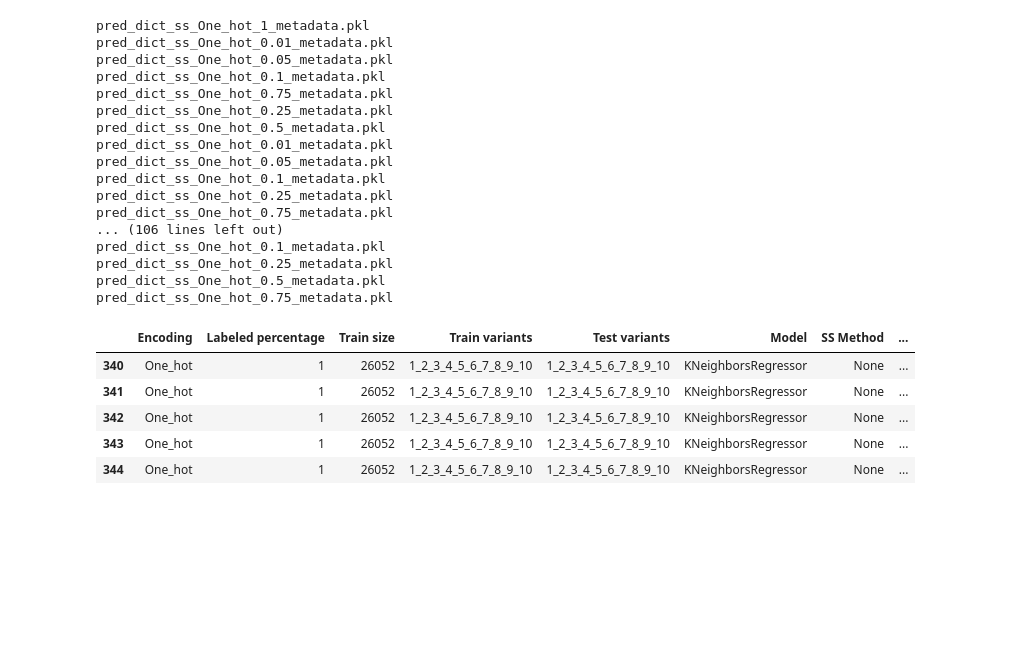
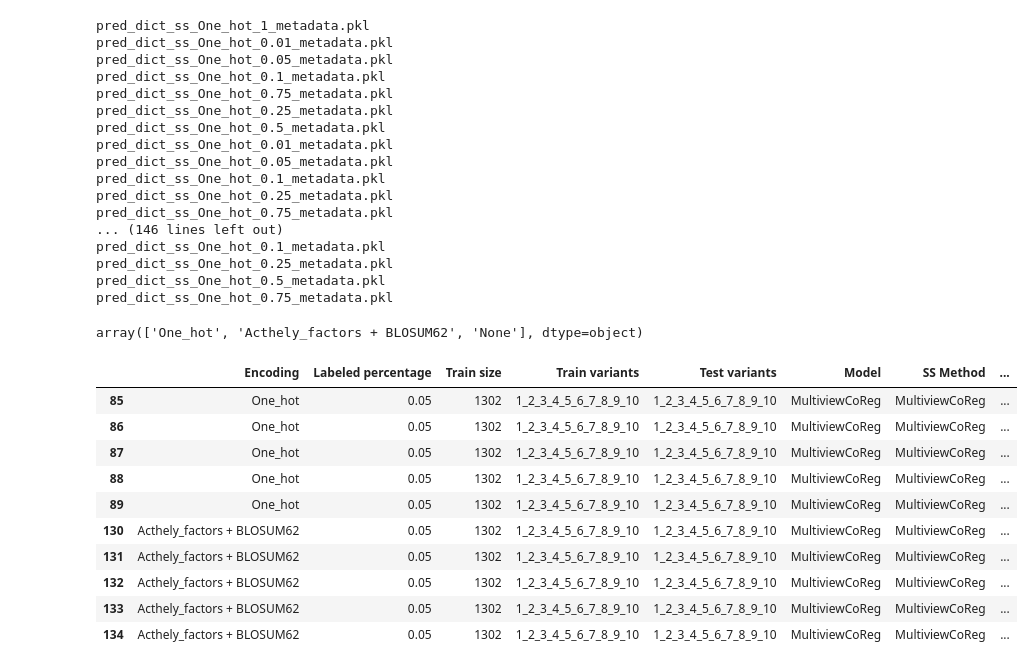
Before and after one commit to JoseBarbero/MultiencodingFitnessPrediction, a Jupyter notebook: TransferLearning_vs_Semisupervised/TransferLearning_vs_Semisupervised_analysis.ipynb, the cells around one changed output. Saved outputs shown, nothing was run; the diff lists cells and outputs as text; code cells hidden in the pictures; blank space fills up the shorter version.

```diff
--- a/TransferLearning_vs_Semisupervised/TransferLearning_vs_Semisupervised_analysis.ipynb
+++ b/TransferLearning_vs_Semisupervised/TransferLearning_vs_Semisupervised_analysis.ipynb
@@ -15,25 +15,33 @@ results_dirs = [
 
                 # CoReg
                 "results/semisupervised_extrapolation_experiments_trainedwith_1_testedwith_2_avgfp_MultiviewCoReg_multiviewcoregression",
+                # "results/semisupervised_extrapolation_experiments_trainedwith_1_2_testedwith_3_avgfp_MultiviewCoReg_multiviewcoregression",
                 "results/semisupervised_extrapolation_experiments_trainedwith_1_2_3_4_5_6_7_8_9_10_testedwith_1_2_3_4_5_6_7_8_9_10_avgfp_MultiviewCoReg_MultiViewCoRegression",
+                "results/semisupervised_extrapolation_experiments_trainedwith_1_2_3_4_5_6_7_8_9_10_testedwith_1_2_3_4_5_6_7_8_9_10_avgfp_MultiviewCoReg_MultiviewCoRegression_Acthely_factors_BLOSUM62",
 
                 # ProteinBERT
                 "results/proteinbert_extrapolation_experiments_trainedwith_1_testedwith_2_avgfp_proteinbert_regression_valfromtrain",
+                "results/proteinbert_extrapolation_experiments_trainedwith_1_2_testedwith_3_avgfp_proteinbert_regression",
                 "results/proteinbert_extrapolation_experiments_trainedwith_1_2_3_4_5_6_7_8_9_10_testedwith_1_2_3_4_5_6_7_8_9_10_avgfp_proteinbert_regression",
 
                 # Supervised
                 "results/supervised_extrapolation_experiments_trainedwith_1_testedwith_2_avgfp_Ridge",
                 "results/supervised_extrapolation_experiments_trainedwith_1_2_3_4_5_6_7_8_9_10_testedwith_1_2_3_4_5_6_7_8_9_10_avgfp_Ridge",
                 "results/supervised_extrapolation_experiments_trainedwith_1_testedwith_2_avgfp_KNeighborsRegressor",
+                "results/supervised_extrapolation_experiments_trainedwith_1_2_testedwith_3_avgfp_KNeighborsRegressor",
                 "results/supervised_extrapolation_experiments_trainedwith_1_2_3_4_5_6_7_8_9_10_testedwith_1_2_3_4_5_6_7_8_9_10_avgfp_KNeighborsRegressor",
                 "results/supervised_extrapolation_experiments_trainedwith_1_testedwith_2_avgfp_SVR",
+                "results/supervised_extrapolation_experiments_trainedwith_1_2_testedwith_3_avgfp_SVR",
                 "results/supervised_extrapolation_experiments_trainedwith_1_2_3_4_5_6_7_8_9_10_testedwith_1_2_3_4_5_6_7_8_9_10_avgfp_SVR",
 
                 # Tritraining
                 "results/semisupervised_extrapolation_experiments_trainedwith_1_testedwith_2_avgfp_Ridge_tritrainingregressor",
-                "results/semisupervised_extrapolation_experiments_trainedwith_1_2_3_4_5_6_7_8_9_10_testedwith_1_2_3_4_5_6_7_8_9_10_avgfp_Ridge_tritrainingregressor",
+                #"results/semisupervised_extrapolation_experiments_trainedwith_1_2_3_4_5_6_7_8_9_10_testedwith_1_2_3_4_5_6_7_8_9_10_avgfp_Ridge_tritrainingregressor",
+                "results/semisupervised_extrapolation_experiments_trainedwith_1_2_3_4_5_6_7_8_9_10_testedwith_1_2_3_4_5_6_7_8_9_10_avgfp_Ridge_TriTrainingRegressor_One_hot",
+                #"results/semisupervised_extrapolation_experiments_trainedwith_1_testedwith_2_avgfp_SVR_tritrainingregressor",
                 "results/semisupervised_extrapolation_experiments_trainedwith_1_2_testedwith_3_avgfp_SVR_tritrainingregressor",
-                "results/semisupervised_extrapolation_experiments_trainedwith_1_2_3_4_5_6_7_8_9_10_testedwith_1_2_3_4_5_6_7_8_9_10_avgfp_SVR_tritrainingregressor"
+                #"results/semisupervised_extrapolation_experiments_trainedwith_1_2_3_4_5_6_7_8_9_10_testedwith_1_2_3_4_5_6_7_8_9_10_avgfp_SVR_tritrainingregressor",
+                "results/semisupervised_extrapolation_experiments_trainedwith_1_2_3_4_5_6_7_8_9_10_testedwith_1_2_3_4_5_6_7_8_9_10_avgfp_SVR_TriTrainingRegressor_One_hot"
 
                 ]
 # %%
@@ -133,30 +141,39 @@ pred_dict_ss_One_hot_0.05_metadata.pkl
 pred_dict_ss_One_hot_0.1_metadata.pkl
 pred_dict_ss_One_hot_0.25_metadata.pkl
 pred_dict_ss_One_hot_0.75_metadata.pkl
-... (106 lines left out)
+... (146 lines left out)
 pred_dict_ss_One_hot_0.1_metadata.pkl
 pred_dict_ss_One_hot_0.25_metadata.pkl
 pred_dict_ss_One_hot_0.5_metadata.pkl
 pred_dict_ss_One_hot_0.75_metadata.pkl
+# %%
+results_df["Encoding"].unique()
+# %% [output]
+array(['One_hot', 'Acthely_factors + BLOSUM62', 'None'], dtype=object)
 # %%
 # Manually set the semi-supervised methods for 100% labeled data to their base models results (SS is not applied when 100% labeled data anyway)
-ss_models = ["TriTrainingRegressor", "MultiviewCoReg", "SelfTraining"]
+# ss_models = ["TriTrainingRegressor", "MultiviewCoReg", "SelfTraining"]
 
-for ss_model in ss_models:
-    for base_model in results_df[results_df["SS Method"] == ss_model]["Model"].unique():
-        # Duplicate all the rows where column Model is base_model and SS Method in None but changing the SS Method to ss_model
-        new_rows = results_df[(results_df["Model"] == base_model) & (results_df["SS Method"] == "None")].copy()
-        new_rows["SS Method"] = ss_model
-        results_df = pd.concat([results_df, new_rows], ignore_index=True)
+# for ss_model in ss_models:
+#     for base_model in results_df[results_df["SS Method"] == ss_model]["Model"].unique():
+#         # Duplicate all the rows where column Model is base_model and SS Method in None but changing the SS Method to ss_model
+#         new_rows = results_df[(results_df["Model"] == base_model) & (results_df["SS Method"] == "None")].copy()
+#         new_rows["SS Method"] = ss_model
+#         results_df = pd.concat([results_df, new_rows], ignore_index=True)
 # %%
-results_df[(results_df["Model"] == "KNeighborsRegressor") & (results_df["Labeled percentage"] == 1) & (results_df["Train variants"] == "1_2_3_4_5_6_7_8_9_10") & (results_df["Test variants"] == "1_2_3_4_5_6_7_8_9_10") & (results_df["Encoding"] == "One_hot")]
+results_df[(results_df["Model"] == "MultiviewCoReg") & (results_df["Labeled percentage"] == 0.05) & (results_df["Train variants"] == "1_2_3_4_5_6_7_8_9_10") & (results_df["Test variants"] == "1_2_3_4_5_6_7_8_9_10")]
 # %% [output]
 |  | Encoding | Labeled percentage | Train size | Train variants | Test variants | Model | SS Method | ... |
-| 340 | One_hot | 1 | 26052 | 1_2_3_4_5_6_7_8_9_10 | 1_2_3_4_5_6_7_8_9_10 | KNeighborsRegressor | None | ... |
-| 341 | One_hot | 1 | 26052 | 1_2_3_4_5_6_7_8_9_10 | 1_2_3_4_5_6_7_8_9_10 | KNeighborsRegressor | None | ... |
-| 342 | One_hot | 1 | 26052 | 1_2_3_4_5_6_7_8_9_10 | 1_2_3_4_5_6_7_8_9_10 | KNeighborsRegressor | None | ... |
-| 343 | One_hot | 1 | 26052 | 1_2_3_4_5_6_7_8_9_10 | 1_2_3_4_5_6_7_8_9_10 | KNeighborsRegressor | None | ... |
-| 344 | One_hot | 1 | 26052 | 1_2_3_4_5_6_7_8_9_10 | 1_2_3_4_5_6_7_8_9_10 | KNeighborsRegressor | None | ... |
+| 85 | One_hot | 0.05 | 1302 | 1_2_3_4_5_6_7_8_9_10 | 1_2_3_4_5_6_7_8_9_10 | MultiviewCoReg | MultiviewCoReg | ... |
+| 86 | One_hot | 0.05 | 1302 | 1_2_3_4_5_6_7_8_9_10 | 1_2_3_4_5_6_7_8_9_10 | MultiviewCoReg | MultiviewCoReg | ... |
+| 87 | One_hot | 0.05 | 1302 | 1_2_3_4_5_6_7_8_9_10 | 1_2_3_4_5_6_7_8_9_10 | MultiviewCoReg | MultiviewCoReg | ... |
+| 88 | One_hot | 0.05 | 1302 | 1_2_3_4_5_6_7_8_9_10 | 1_2_3_4_5_6_7_8_9_10 | MultiviewCoReg | MultiviewCoReg | ... |
+| 89 | One_hot | 0.05 | 1302 | 1_2_3_4_5_6_7_8_9_10 | 1_2_3_4_5_6_7_8_9_10 | MultiviewCoReg | MultiviewCoReg | ... |
+| 130 | Acthely_factors + BLOSUM62 | 0.05 | 1302 | 1_2_3_4_5_6_7_8_9_10 | 1_2_3_4_5_6_7_8_9_10 | MultiviewCoReg | MultiviewCoReg | ... |
+| 131 | Acthely_factors + BLOSUM62 | 0.05 | 1302 | 1_2_3_4_5_6_7_8_9_10 | 1_2_3_4_5_6_7_8_9_10 | MultiviewCoReg | MultiviewCoReg | ... |
+| 132 | Acthely_factors + BLOSUM62 | 0.05 | 1302 | 1_2_3_4_5_6_7_8_9_10 | 1_2_3_4_5_6_7_8_9_10 | MultiviewCoReg | MultiviewCoReg | ... |
+| 133 | Acthely_factors + BLOSUM62 | 0.05 | 1302 | 1_2_3_4_5_6_7_8_9_10 | 1_2_3_4_5_6_7_8_9_10 | MultiviewCoReg | MultiviewCoReg | ... |
+| 134 | Acthely_factors + BLOSUM62 | 0.05 | 1302 | 1_2_3_4_5_6_7_8_9_10 | 1_2_3_4_5_6_7_8_9_10 | MultiviewCoReg | MultiviewCoReg | ... |
 # %%
 results_df[(results_df["Labeled percentage"] == 0.0025) & (results_df["Train variants"] == "1_2_3_4_5_6_7_8_9_10")]
 # %% [output]
```
Also changed, not shown: parts of 5 cells of this notebook, 4 other files.
